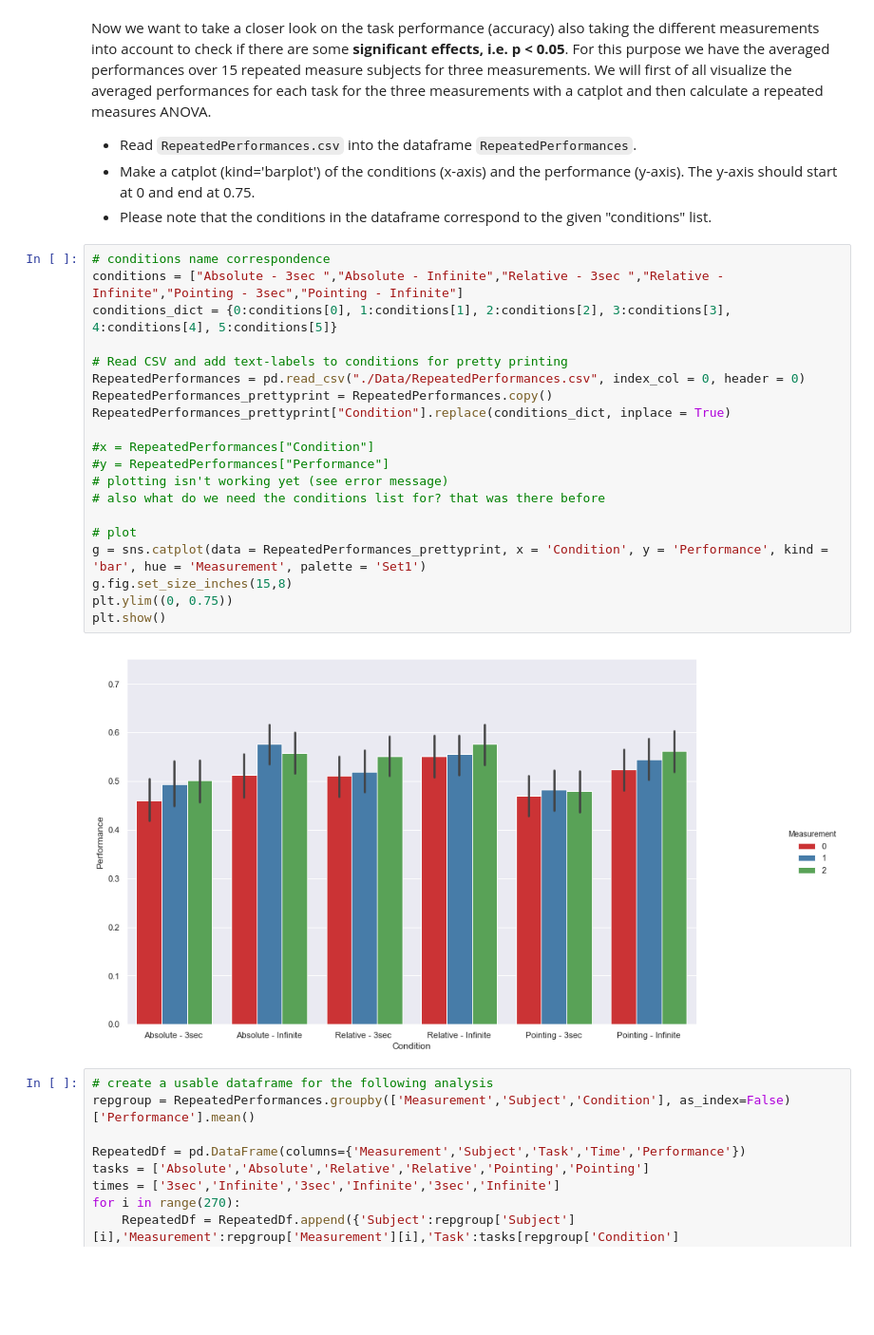
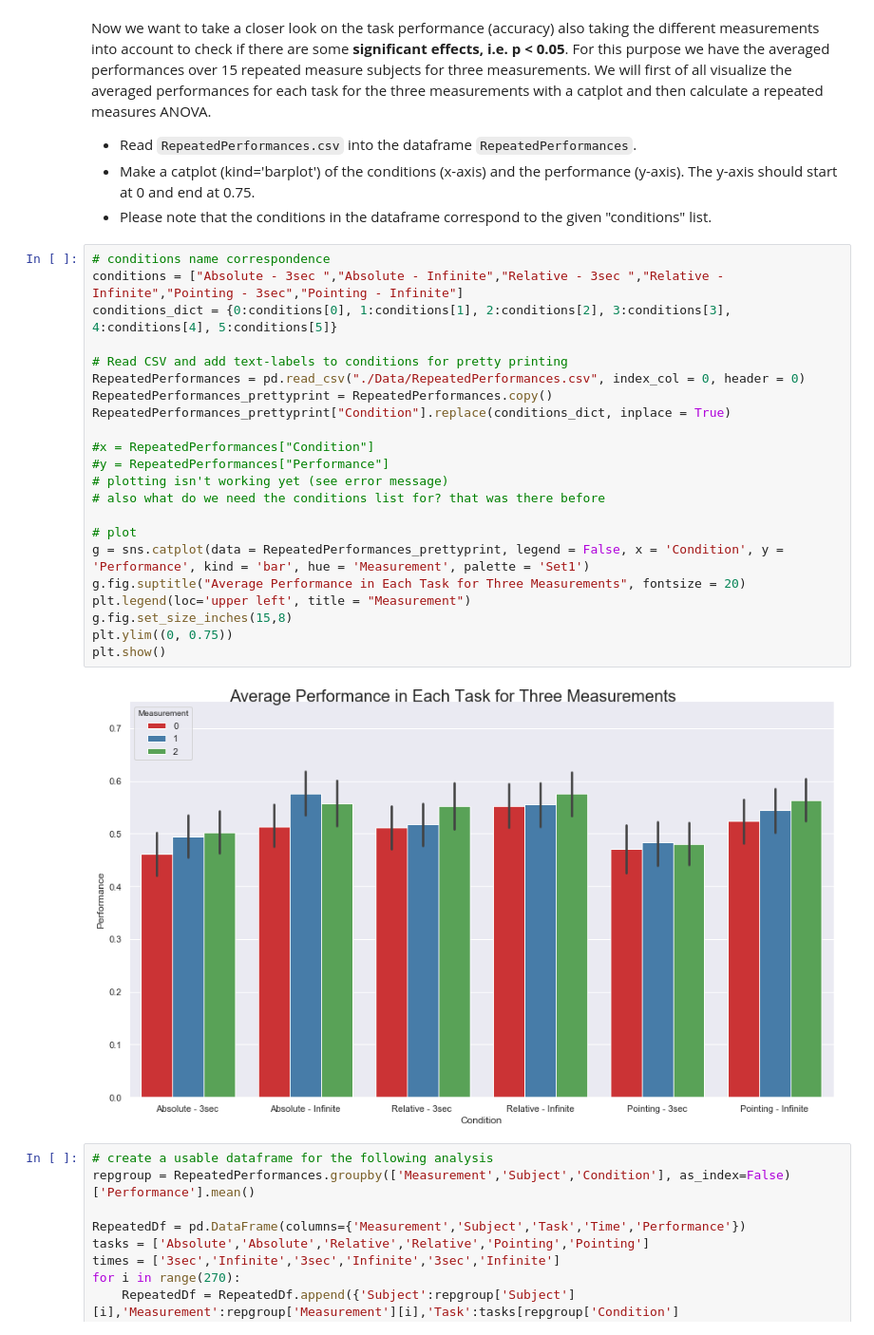
Before and after one commit to NBP-ACC/week-6-acc_9, a Jupyter notebook: sheet04.ipynb, the cells around one changed output. Shown: that part at 95% size. Drawn from its saved outputs; the diff is of its cells as text; blank space fills up the shorter version.

Commit message:
Graph adjustments\nEx. 4

```diff
--- a/sheet04.ipynb
+++ b/sheet04.ipynb
@@ -256,25 +256,27 @@ Now we want to take a closer look on the task performance (accuracy) also taking
 # %%
 # conditions name correspondence
 conditions = ["Absolute - 3sec ","Absolute - Infinite","Relative - 3sec ","Relative - Infinite","Pointing - 3sec","Pointing - Infinite"]
 conditions_dict = {0:conditions[0], 1:conditions[1], 2:conditions[2], 3:conditions[3], 4:conditions[4], 5:conditions[5]}
 
 # Read CSV and add text-labels to conditions for pretty printing
 RepeatedPerformances = pd.read_csv("./Data/RepeatedPerformances.csv", index_col = 0, header = 0)
 RepeatedPerformances_prettyprint = RepeatedPerformances.copy()
 RepeatedPerformances_prettyprint["Condition"].replace(conditions_dict, inplace = True)
 
 #x = RepeatedPerformances["Condition"]
 #y = RepeatedPerformances["Performance"]
 # plotting isn't working yet (see error message)
 # also what do we need the conditions list for? that was there before
 
 # plot
-g = sns.catplot(data = RepeatedPerformances_prettyprint, x = 'Condition', y = 'Performance', kind = 'bar', hue = 'Measurement', palette = 'Set1')
+g = sns.catplot(data = RepeatedPerformances_prettyprint, legend = False, x = 'Condition', y = 'Performance', kind = 'bar', hue = 'Measurement', palette = 'Set1')
+g.fig.suptitle("Average Performance in Each Task for Three Measurements", fontsize = 20)
+plt.legend(loc='upper left', title = "Measurement")
 g.fig.set_size_inches(15,8)
 plt.ylim((0, 0.75))
 plt.show()
 # %% [output]
-[figure, old version]
+[figure, new version]
 # %%
 # create a usable dataframe for the following analysis
 repgroup = RepeatedPerformances.groupby(['Measurement','Subject','Condition'], as_index=False)['Performance'].mean()
```
Also changed, not shown: parts of 4 cells of this notebook.
